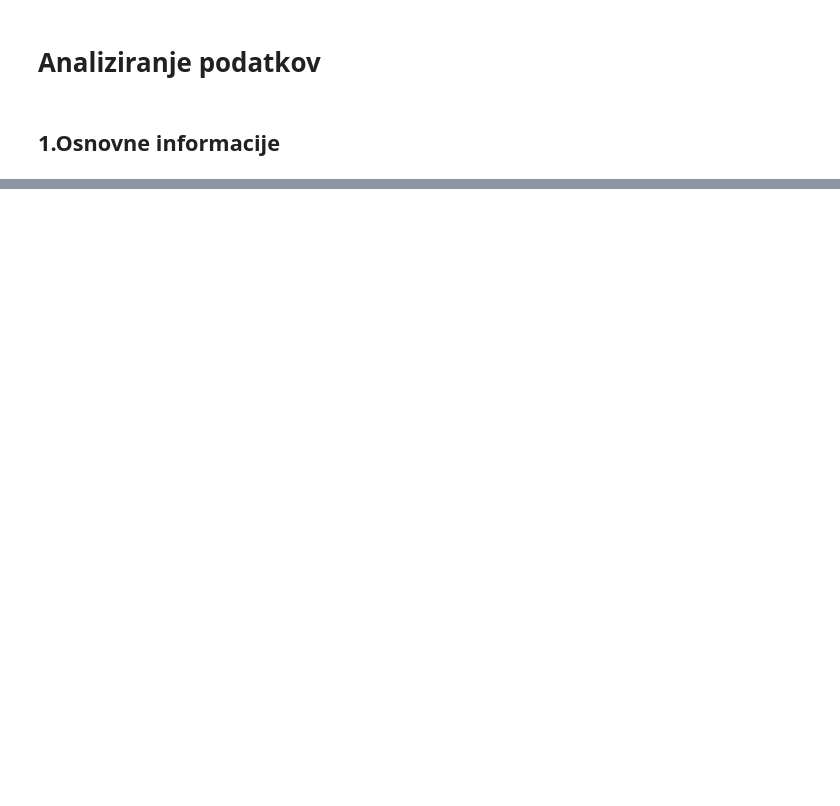
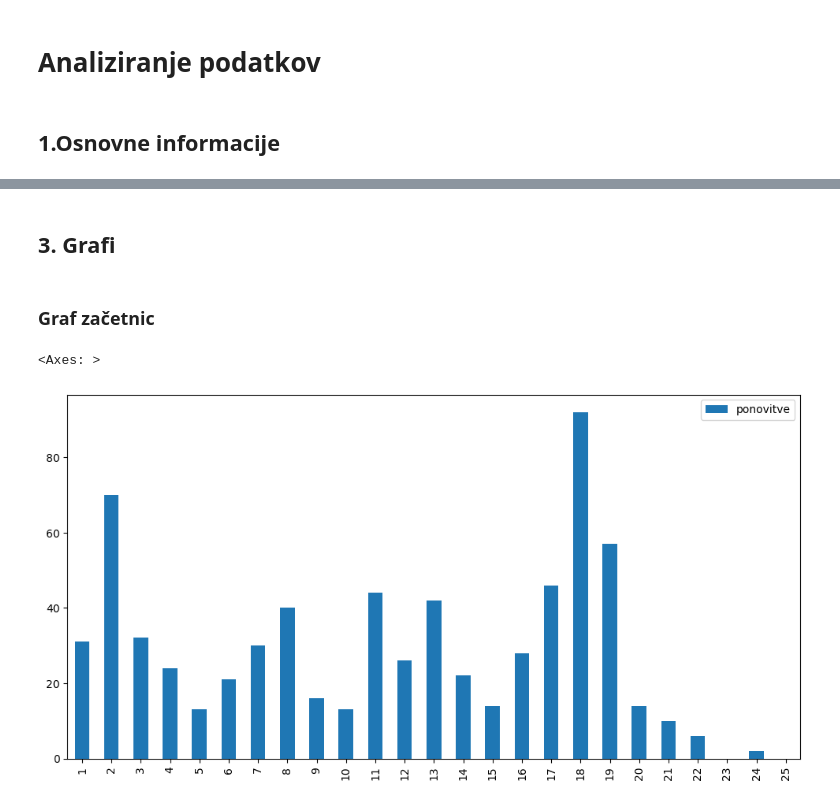
Before and after one commit to Neo-Mistral/Projektna-naloga, a Jupyter notebook: Analiziranje.ipynb, the cells around one changed output, grey strips where cells are left out. Saved outputs shown, nothing was run; the diff lists cells and outputs as text; code cells hidden in the pictures; blank space fills up the shorter version.

```diff
--- a/Analiziranje.ipynb
+++ b/Analiziranje.ipynb
@@ -65,0 +196,9 @@ zacetnice_pd
+# %% [markdown]
+## 3. Grafi
+# %% [markdown]
+### Graf začetnic
+# %%
+zacetnice_pd.plot.bar(figsize=(12, 6))
+# %% [output]
+<Axes: >
+[figure, added]
```
Also changed, not shown: parts of 19 cells of this notebook, 4 other files.
